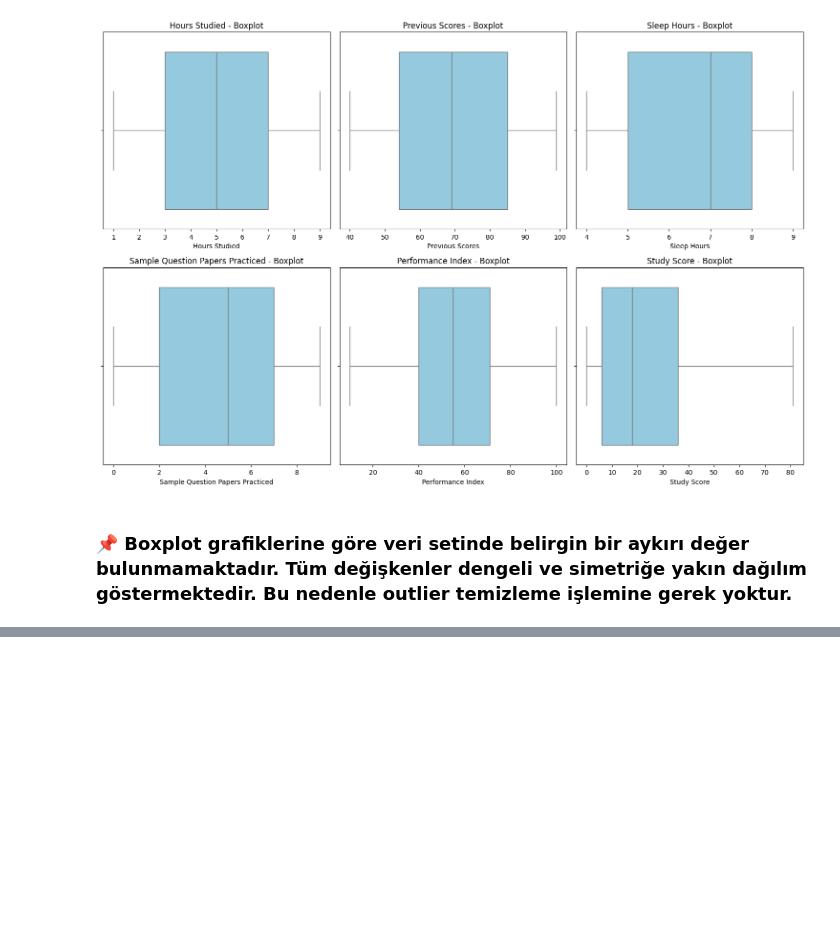
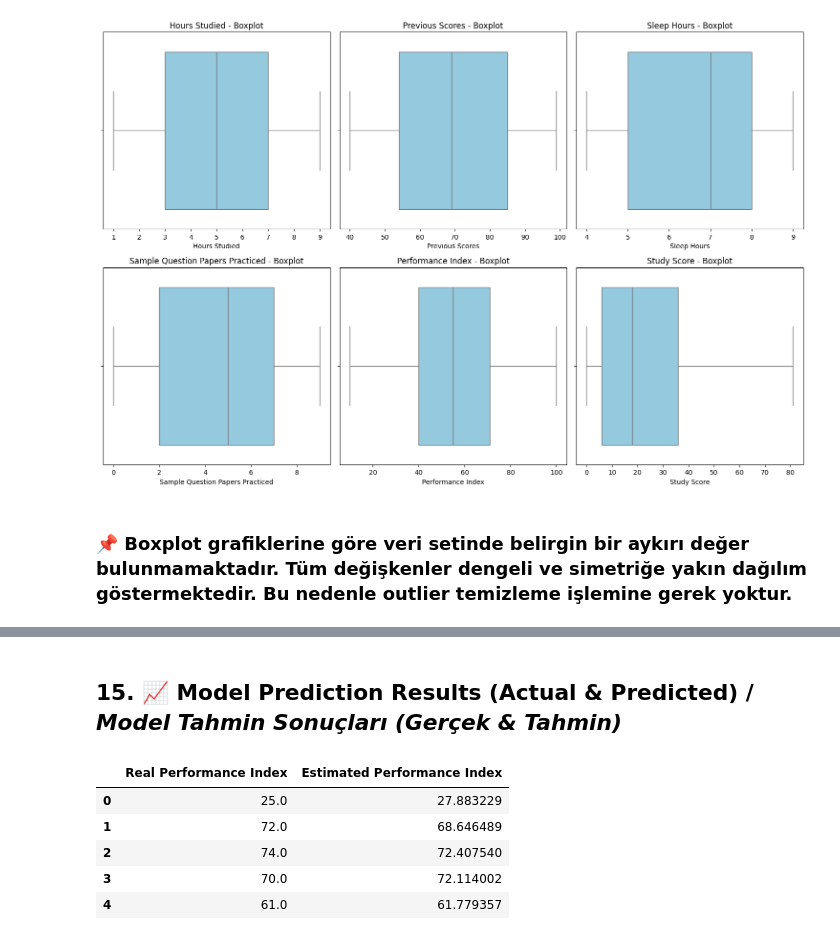
Before and after one commit to GorkemCin/Machine_Learning, a Jupyter notebook: Machine_Learning/supervised_ml/Multiple Linear Regression.ipynb, the cells around one changed output, grey strips where cells are left out. Cells and saved outputs as stored; diff of their text form; code cells hidden in the pictures; blank space fills up the shorter version.

```diff
--- a/Machine_Learning/supervised_ml/Multiple Linear Regression.ipynb
+++ b/Machine_Learning/supervised_ml/Multiple Linear Regression.ipynb
@@ -447,0 +453,19 @@ plt.show()
+# %%
+from sklearn import linear_model
+
+# Modeli oluşturduk
+regression = linear_model.LinearRegression()
+
+# Eğitim verilerini aldık
+train_x = np.asanyarray(train_df[['Hours Studied', 'Previous Scores', 'Sleep Hours']])
+train_y = np.asanyarray(train_df[['Performance Index']])
+
+# Eğittik
+regression.fit(train_x, train_y)
+
+# Çıktı aldık
+coefficient = regression.coef_
+intercept = regression.intercept_[0]
+
+print(f'Coefficient: {coefficient}')
+print(f'Intercept: {intercept:.2f}\n')
@@ -447,0 +486,24 @@ plt.show()
+# %% [markdown]
+## 15. 📈 **Model Prediction Results (Actual & Predicted)** / _Model Tahmin Sonuçları (Gerçek & Tahmin)_
+# %%
+# Test veri setindeki bağımsız (özellik) ve bağımlı (hedef) değişkenleri alıyoruz
+X_test = np.asanyarray(test_df[['Hours Studied', 'Previous Scores', 'Sleep Hours']])
+y_test = np.asanyarray(test_df[['Performance Index']])
+
+# Model ile tahmin yapıyoruz
+test_prediction = regression.predict(X_test)
+
+# Tahmin ve gerçek değerleri yan yana gösteriyoruz
+result_df = pd.DataFrame({
+    'Real Performance Index': y_test.flatten(),
+    'Estimated Performance Index': test_prediction.flatten()
+})
+
+result_df.head()
+# %% [output]
+|  | Real Performance Index | Estimated Performance Index |
+| 0 | 25.0 | 27.883229 |
+| 1 | 72.0 | 68.646489 |
+| 2 | 74.0 | 72.407540 |
+| 3 | 70.0 | 72.114002 |
+| 4 | 61.0 | 61.779357 |
```
Also changed, not shown: parts of 10 cells of this notebook.
